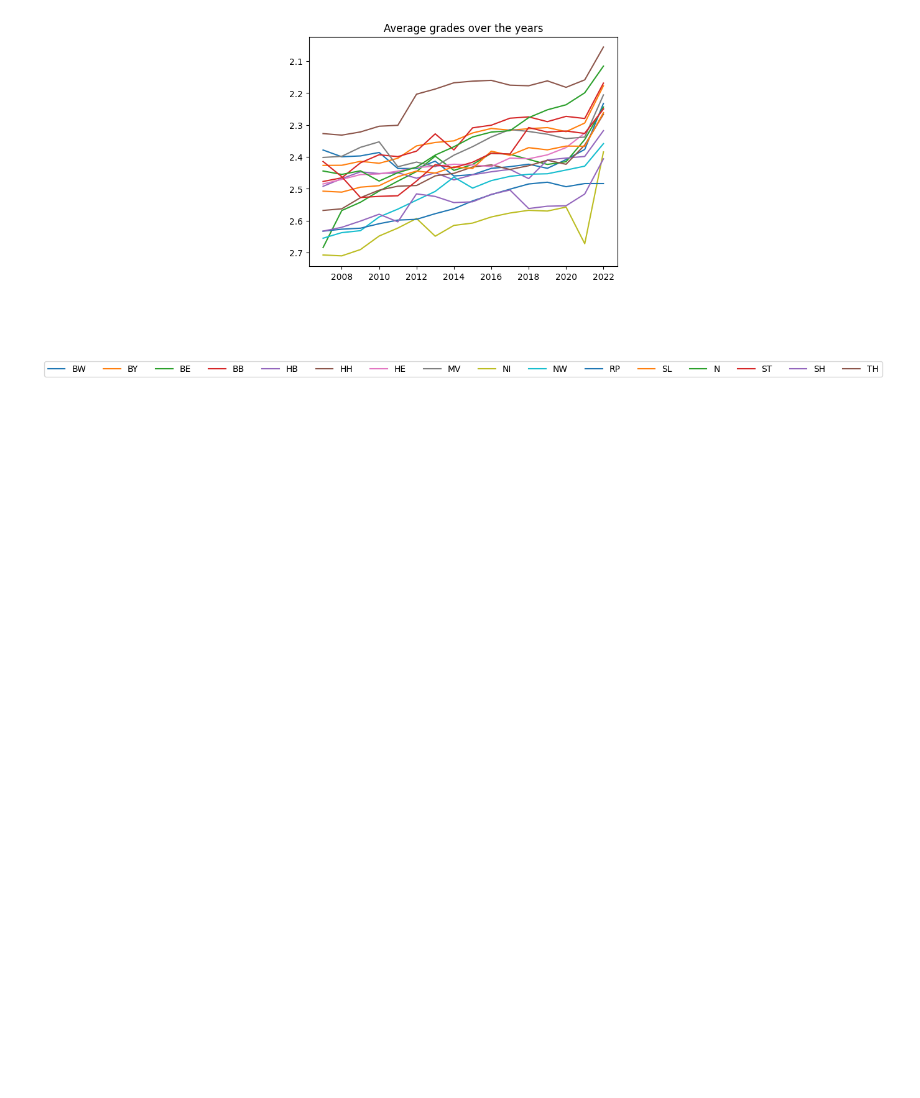
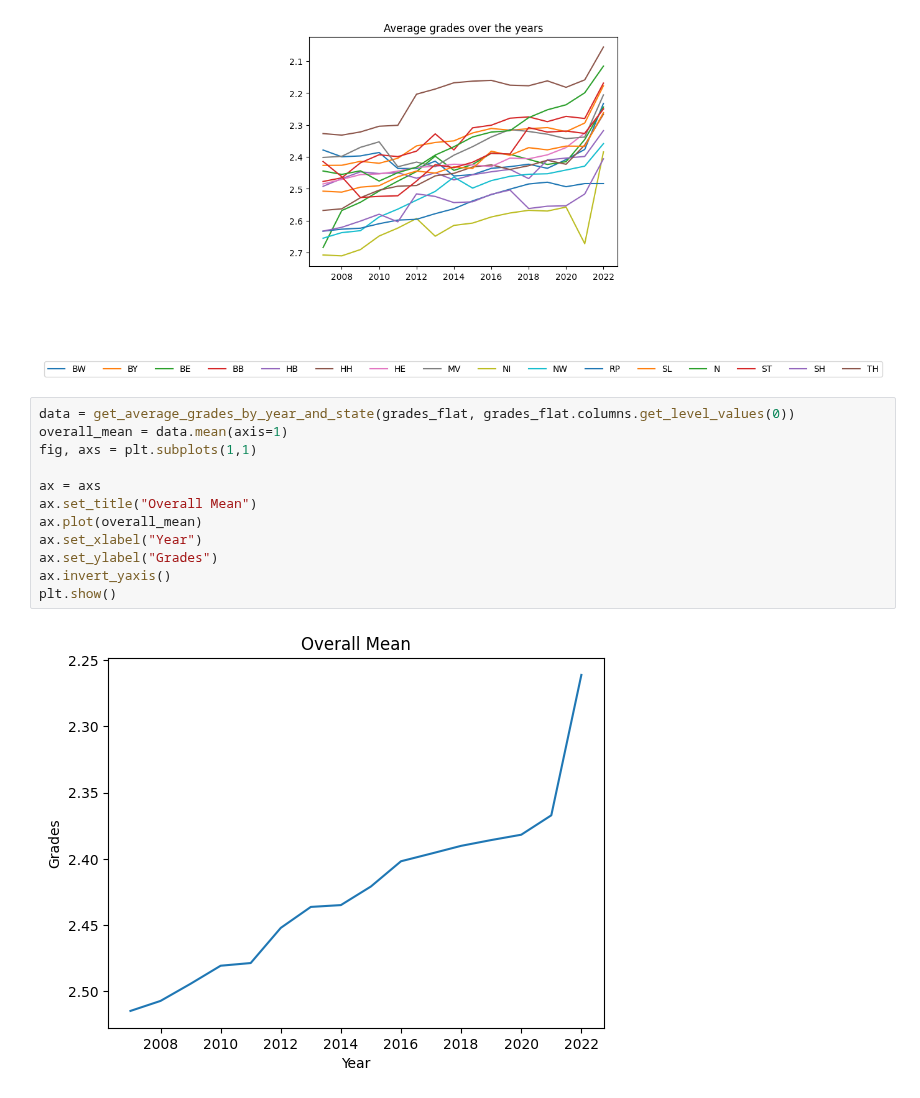
Before and after one commit to KarylReyne/DataLiteracyWS23, a Jupyter notebook: src/data_lit_covid_school/overview_grades.ipynb, the cells around one changed output. Drawn from its saved outputs; the diff is of its cells as text; blank space fills up the shorter version.

```diff
--- a/src/data_lit_covid_school/overview_grades.ipynb
+++ b/src/data_lit_covid_school/overview_grades.ipynb
@@ -108,3 +117,17 @@ ax.invert_yaxis()
 plt.show()
 # %% [output]
 [figure]
+# %%
+data = get_average_grades_by_year_and_state(grades_flat, grades_flat.columns.get_level_values(0))
+overall_mean = data.mean(axis=1)
+fig, axs = plt.subplots(1,1)
+
+ax = axs
+ax.set_title("Overall Mean")
+ax.plot(overall_mean)
+ax.set_xlabel("Year")
+ax.set_ylabel("Grades")
+ax.invert_yaxis()
+plt.show()
+# %% [output]
+[figure, added]
```
Also changed, not shown: parts of 9 cells of this notebook, 1 other file.
